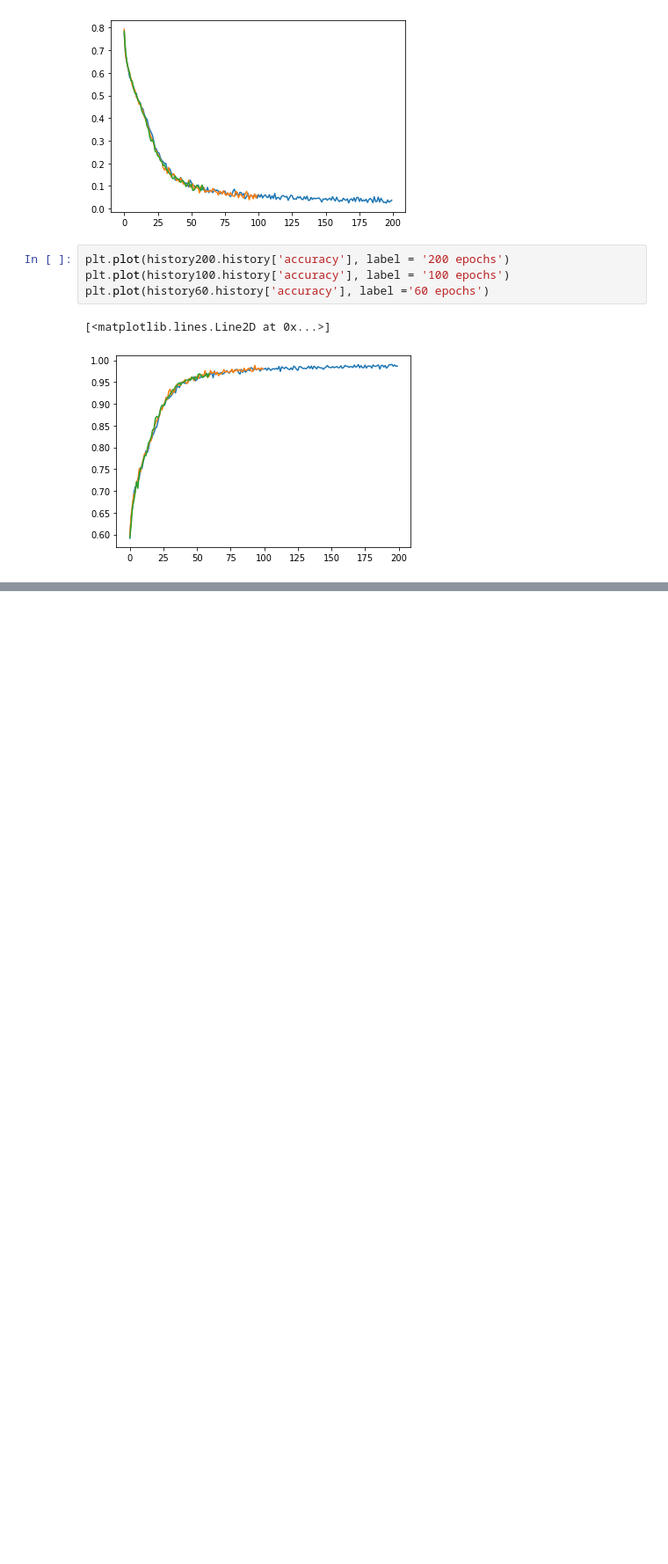
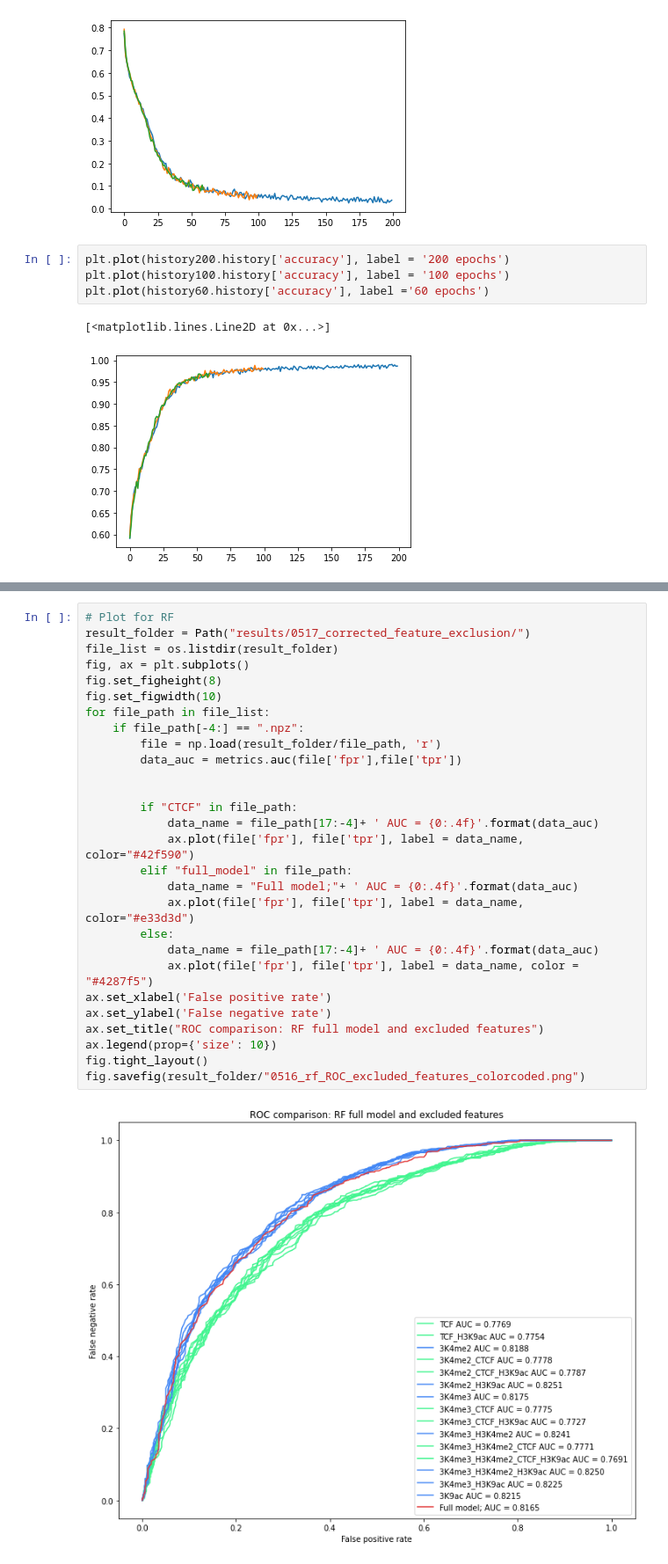
Before and after one commit to zyzllik/TAD-Lactuca, a Jupyter notebook: notebook.ipynb, the cells around one changed output, grey strips where cells are left out. Shown at 88% size. Saved outputs shown, nothing was run; the diff lists cells and outputs as text; blank space fills up the shorter version.

```diff
--- a/notebook.ipynb
+++ b/notebook.ipynb
@@ -303,0 +339,30 @@ plt.plot(history60.history['accuracy'], label ='60 epochs')
+# %%
+# Plot for RF
+result_folder = Path("results/0517_corrected_feature_exclusion/")
+file_list = os.listdir(result_folder)
+fig, ax = plt.subplots()
+fig.set_figheight(8)
+fig.set_figwidth(10)
+for file_path in file_list:
+    if file_path[-4:] == ".npz":
+        file = np.load(result_folder/file_path, 'r')
+        data_auc = metrics.auc(file['fpr'],file['tpr'])
+
+
+        if "CTCF" in file_path:
+            data_name = file_path[17:-4]+ ' AUC = {0:.4f}'.format(data_auc)
+            ax.plot(file['fpr'], file['tpr'], label = data_name, color="#42f590")
+        elif "full_model" in file_path:
+            data_name = "Full model;"+ ' AUC = {0:.4f}'.format(data_auc)
+            ax.plot(file['fpr'], file['tpr'], label = data_name, color="#e33d3d")
+        else:
+            data_name = file_path[17:-4]+ ' AUC = {0:.4f}'.format(data_auc)
+            ax.plot(file['fpr'], file['tpr'], label = data_name, color = "#4287f5")
+ax.set_xlabel('False positive rate')
+ax.set_ylabel('False negative rate')
+ax.set_title("ROC comparison: RF full model and excluded features")
+ax.legend(prop={'size': 10})
+fig.tight_layout()
+fig.savefig(result_folder/"0516_rf_ROC_excluded_features_colorcoded.png")
+# %% [output]
+[figure, added]
```
Also changed, not shown: parts of 3 cells of this notebook, 5 other files.
